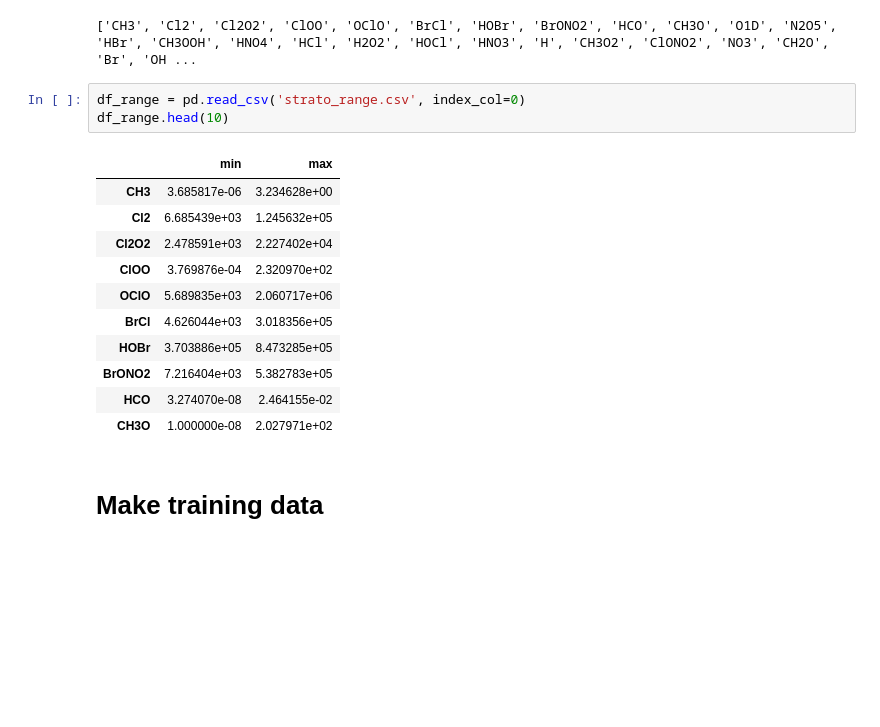
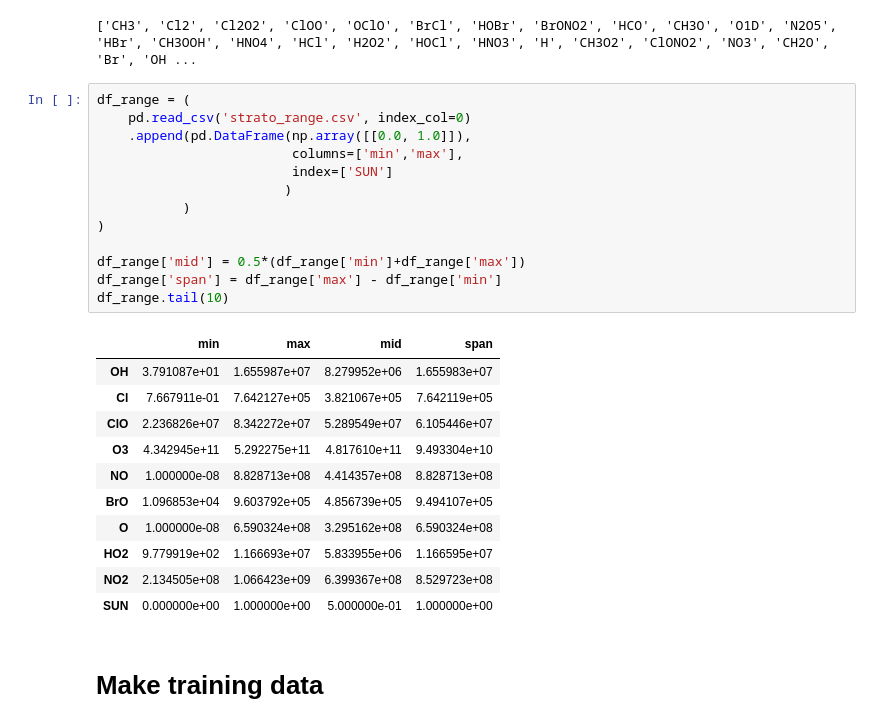
Before and after one commit to JiaweiZhuang/KPP, a Jupyter notebook: my_tests/strato/generate-data-and-fit.ipynb, the cells around one changed output. Saved outputs shown, nothing was run; the diff lists cells and outputs as text; blank space fills up the shorter version.

```diff
--- a/my_tests/strato/generate-data-and-fit.ipynb
+++ b/my_tests/strato/generate-data-and-fit.ipynb
@@ -18,21 +18,31 @@ varnames = read_varnames("strato_code/strato_Parameters.f90")[0:nvar]
 print(varnames)
 # %% [output]
 ['CH3', 'Cl2', 'Cl2O2', 'ClOO', 'OClO', 'BrCl', 'HOBr', 'BrONO2', 'HCO', 'CH3O', 'O1D', 'N2O5', 'HBr', 'CH3OOH', 'HNO4', 'HCl', 'H2O2', 'HOCl', 'HNO3', 'H', 'CH3O2', 'ClONO2', 'NO3', 'CH2O', 'Br', 'OH ...
-# %%
-df_range = pd.read_csv('strato_range.csv', index_col=0)
-df_range.head(10)
-# %% [output]
-|  | min | max |
-| CH3 | 3.685817e-06 | 3.234628e+00 |
-| Cl2 | 6.685439e+03 | 1.245632e+05 |
-| Cl2O2 | 2.478591e+03 | 2.227402e+04 |
-| ClOO | 3.769876e-04 | 2.320970e+02 |
-| OClO | 5.689835e+03 | 2.060717e+06 |
-| BrCl | 4.626044e+03 | 3.018356e+05 |
-| HOBr | 3.703886e+05 | 8.473285e+05 |
-| BrONO2 | 7.216404e+03 | 5.382783e+05 |
-| HCO | 3.274070e-08 | 2.464155e-02 |
-| CH3O | 1.000000e-08 | 2.027971e+02 |
+# %%
+df_range = (
+    pd.read_csv('strato_range.csv', index_col=0)
+    .append(pd.DataFrame(np.array([[0.0, 1.0]]),
+                         columns=['min','max'],
+                         index=['SUN']
+                        )
+           )
+)
+
+df_range['mid'] = 0.5*(df_range['min']+df_range['max'])
+df_range['span'] = df_range['max'] - df_range['min']
+df_range.tail(10)
+# %% [output]
+|  | min | max | mid | span |
+| OH | 3.791087e+01 | 1.655987e+07 | 8.279952e+06 | 1.655983e+07 |
+| Cl | 7.667911e-01 | 7.642127e+05 | 3.821067e+05 | 7.642119e+05 |
+| ClO | 2.236826e+07 | 8.342272e+07 | 5.289549e+07 | 6.105446e+07 |
+| O3 | 4.342945e+11 | 5.292275e+11 | 4.817610e+11 | 9.493304e+10 |
+| NO | 1.000000e-08 | 8.828713e+08 | 4.414357e+08 | 8.828713e+08 |
+| BrO | 1.096853e+04 | 9.603792e+05 | 4.856739e+05 | 9.494107e+05 |
+| O | 1.000000e-08 | 6.590324e+08 | 3.295162e+08 | 6.590324e+08 |
+| HO2 | 9.779919e+02 | 1.166693e+07 | 5.833955e+06 | 1.166595e+07 |
+| NO2 | 2.134505e+08 | 1.066423e+09 | 6.399367e+08 | 8.529723e+08 |
+| SUN | 0.000000e+00 | 1.000000e+00 | 5.000000e-01 | 1.000000e+00 |
 # %% [markdown]
 # Make training data
 # %%
```
Also changed, not shown: parts of 13 cells of this notebook, 1 other file.
